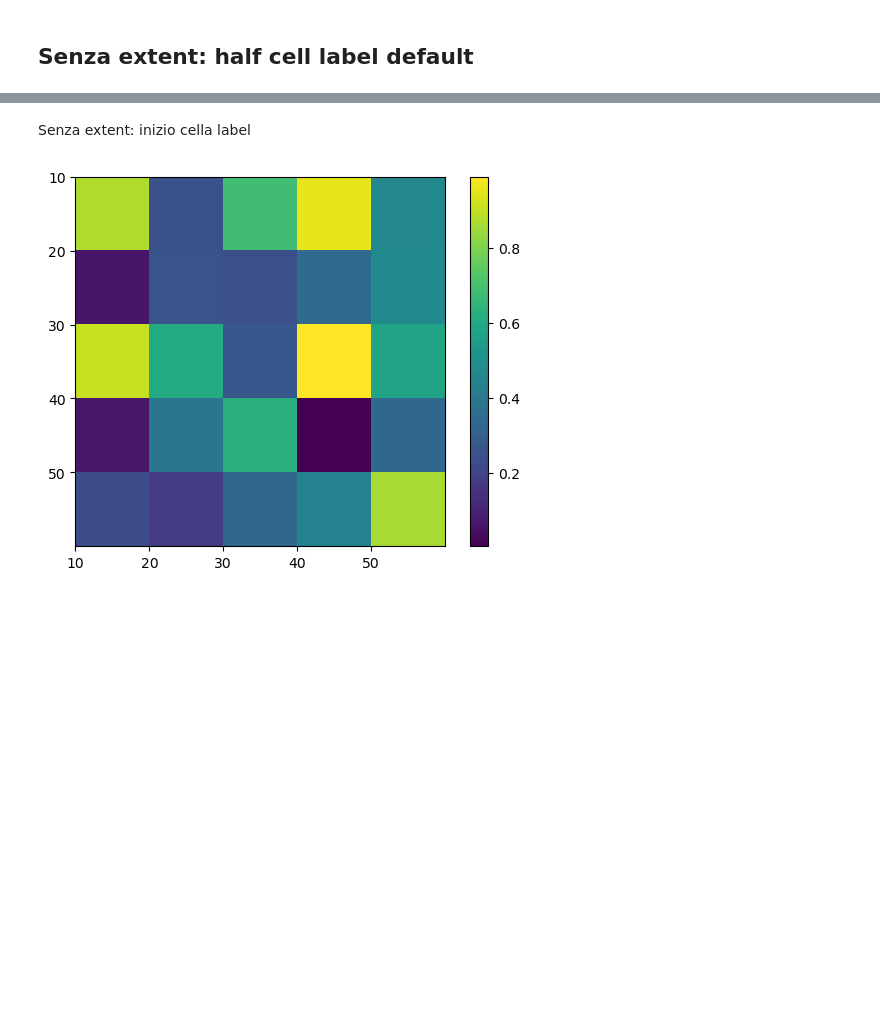
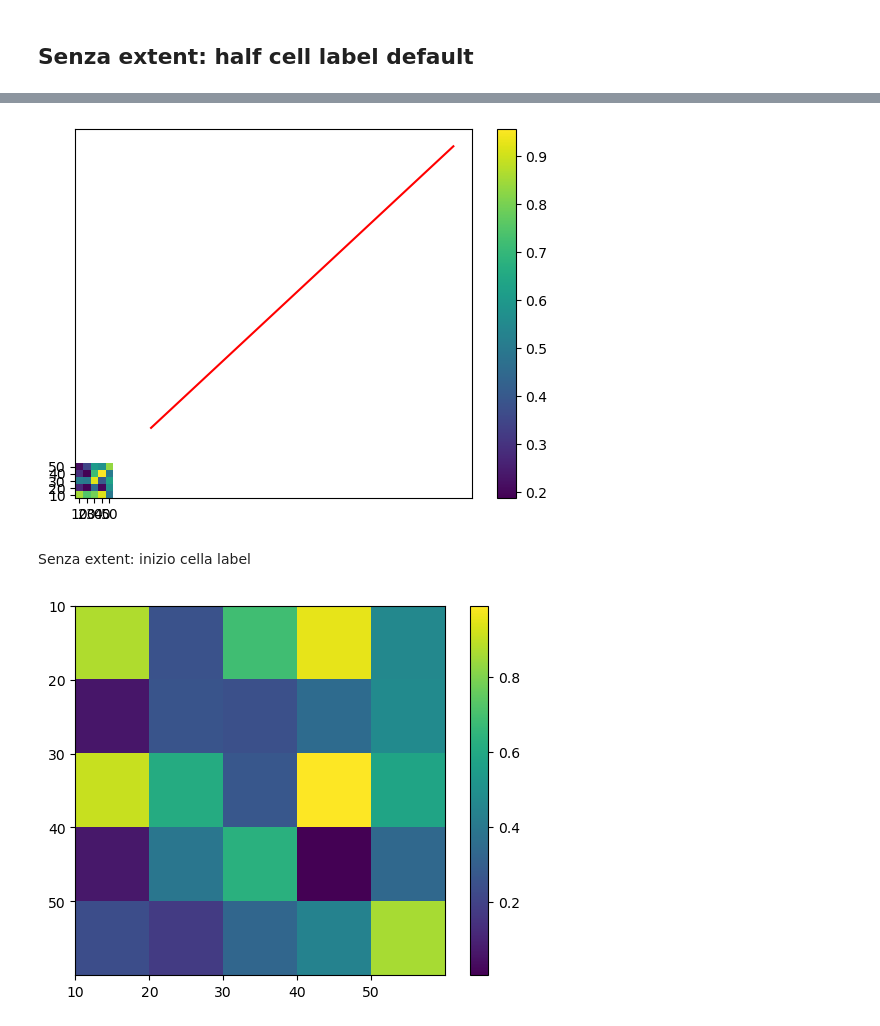
Before and after one commit to gconcheri/Student-Research-Job, a Jupyter notebook: test.ipynb, the cells around one changed output, grey strips where cells are left out. Saved outputs shown, nothing was run; the diff lists cells and outputs as text; code cells hidden in the pictures; blank space fills up the shorter version.

```diff
--- a/test.ipynb
+++ b/test.ipynb
@@ -34,3 +42,39 @@ plt.show()
+# %%
+import numpy as np
+import matplotlib.pyplot as plt
+
+# Create example matrix
+data = np.random.rand(5, 5)
+labels = np.array([10, 20, 30, 40, 50])
+
+# Define extent based on labels
+extent = [labels[0], labels[-1], labels[0], labels[-1]]
+
+# Create figure and axes
+fig, ax = plt.subplots()
+
+# Use pcolormesh with extent
+cax = ax.pcolormesh(data, cmap='viridis', shading='auto')
+
+# # Manually set extent (not directly in pcolormesh, but by adjusting limits)
+# ax.set_xlim(extent[0], extent[1])
+# ax.set_ylim(extent[2], extent[3])
+
+# Set ticks to match the labels
+ax.set_xticks(np.arange(len(labels))+0.5, labels)
+ax.set_yticks(np.arange(len(labels))+0.5, labels)
+# ax.set_xticklabels(labels)
+# ax.set_yticklabels(labels)
+
+# Plot a diagonal line correctly aligned with the grid
+ax.plot(labels, labels, color='red')
+
+# Add colorbar
+fig.colorbar(cax)
+
+plt.show()
+# %% [output]
+[figure, added]
 # %% [markdown]
 Senza extent: inizio cella label
 # %%
```
Also changed, not shown: parts of 1 cell of this notebook, 4 other files.
